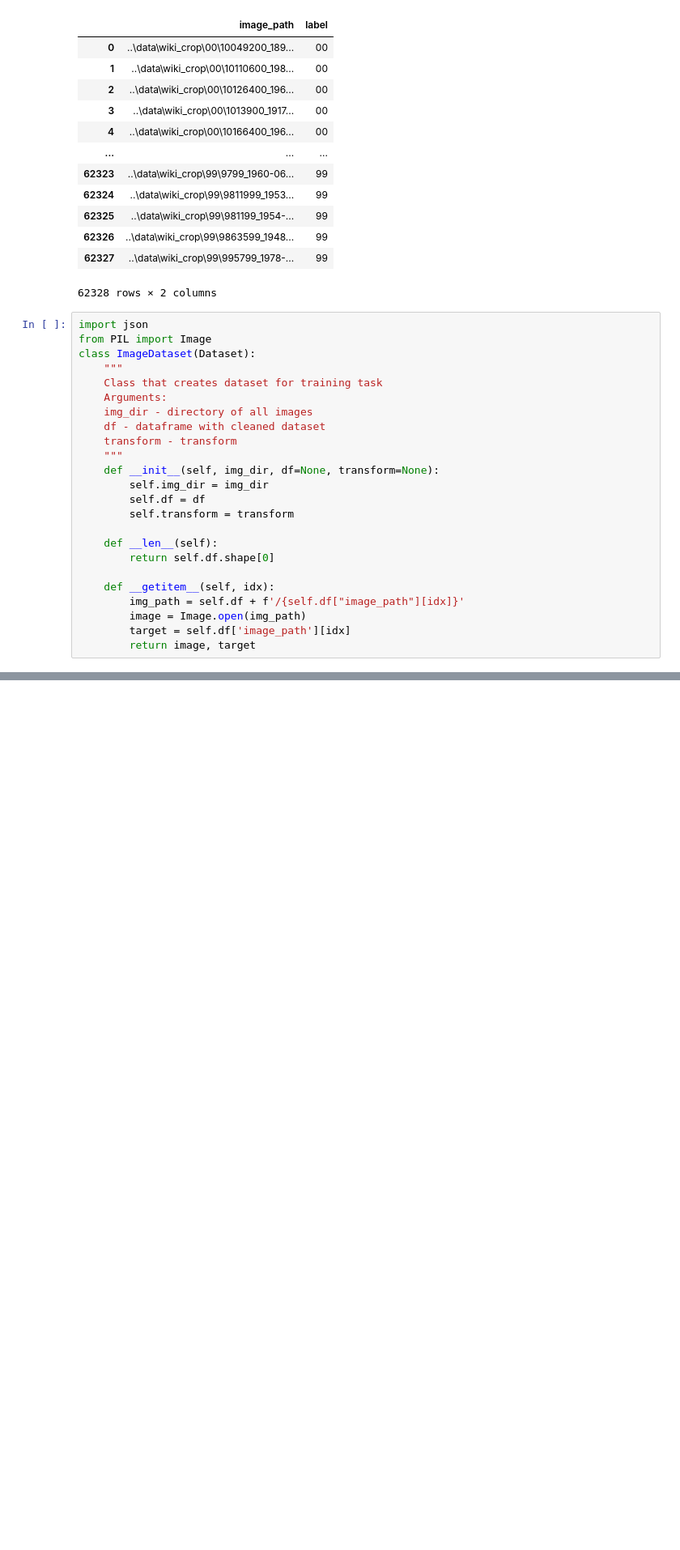
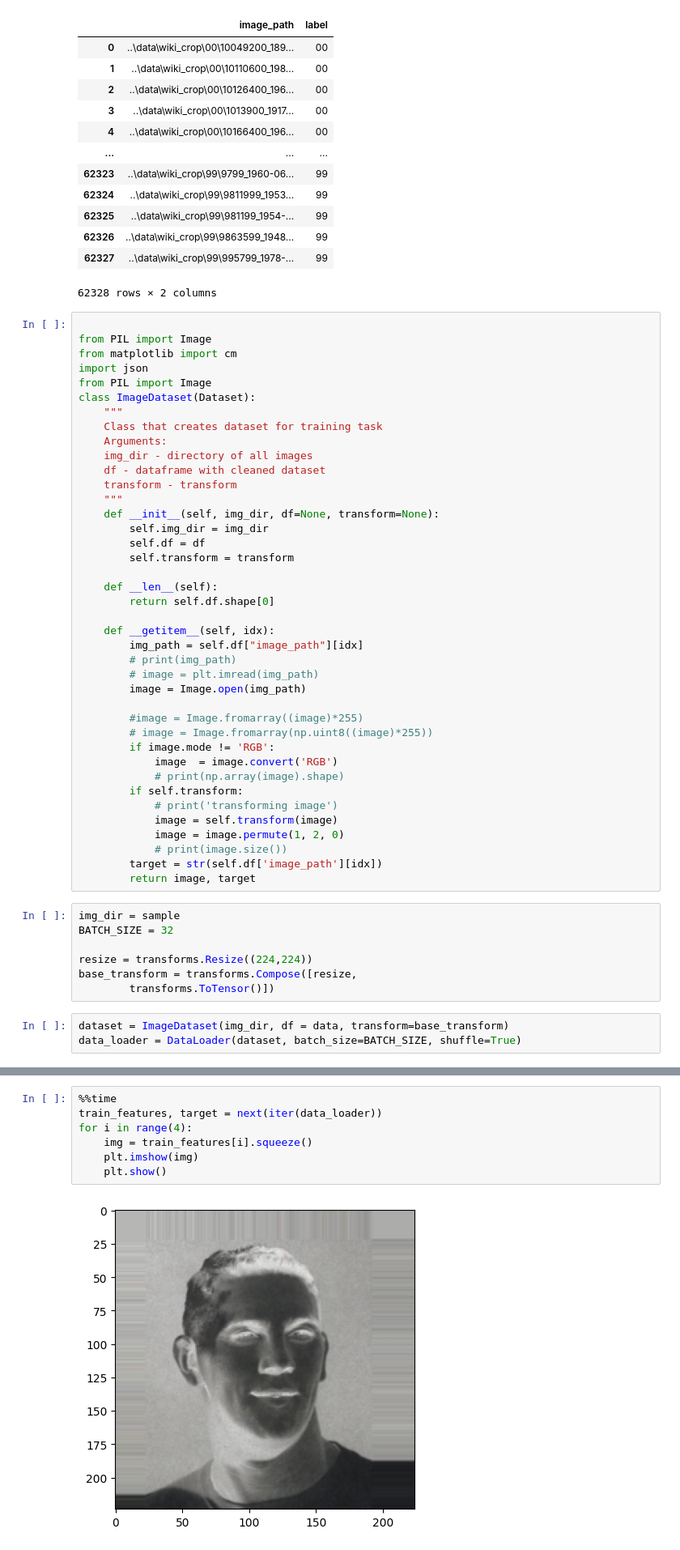
Before and after one commit to ZheZheDoshka/INT20H_2024, a Jupyter notebook: processing/load_dataset.ipynb, the cells around one changed output, grey strips where cells are left out. Shown at 81% size. Cells and saved outputs as stored; diff of their text form; blank space fills up the shorter version.

Commit message:
Fixed dataset loader

```diff
--- a/processing/load_dataset.ipynb
+++ b/processing/load_dataset.ipynb
@@ -44,6 +46,9 @@ data
 | 62327 | ..\data\wiki_crop\99\995799_1978-... | 99 |
 62328 rows × 2 columns
 # %%
+
+from PIL import Image
+from matplotlib import cm
 import json
 from PIL import Image
 class ImageDataset(Dataset):
@@ -63,7 +68,30 @@ class ImageDataset(Dataset):
         return self.df.shape[0]
 
     def __getitem__(self, idx):
-        img_path = self.df + f'/{self.df["image_path"][idx]}'
+        img_path = self.df["image_path"][idx]
+        # print(img_path)
+        # image = plt.imread(img_path)
         image = Image.open(img_path)
-        target = self.df['image_path'][idx]
+
+        #image = Image.fromarray((image)*255)
+        # image = Image.fromarray(np.uint8((image)*255))
+        if image.mode != 'RGB':
+            image  = image.convert('RGB')
+            # print(np.array(image).shape)
+        if self.transform:
+            # print('transforming image')
+            image = self.transform(image)
+            image = image.permute(1, 2, 0)
+            # print(image.size())
+        target = str(self.df['image_path'][idx])
         return image, target
+# %%
+img_dir = sample
+BATCH_SIZE = 32
+
+resize = transforms.Resize((224,224))
+base_transform = transforms.Compose([resize,
+        transforms.ToTensor()])
+# %%
+dataset = ImageDataset(img_dir, df = data, transform=base_transform)
+data_loader = DataLoader(dataset, batch_size=BATCH_SIZE, shuffle=True)
@@ -69,0 +121,9 @@ class ImageDataset(Dataset):
+# %%
+%%time
+train_features, target = next(iter(data_loader))
+for i in range(4):
+    img = train_features[i].squeeze()
+    plt.imshow(img)
+    plt.show()
+# %% [output]
+[figure, added]
```
Also changed, not shown: parts of 4 cells of this notebook.
